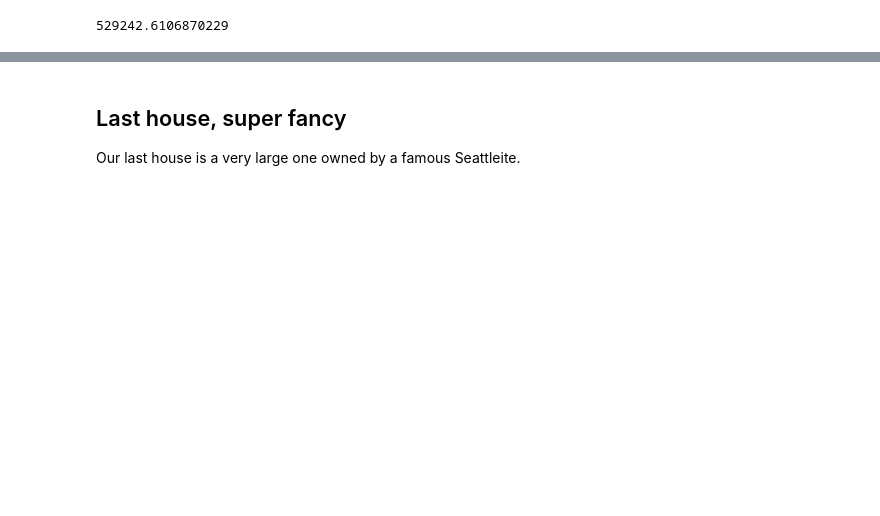
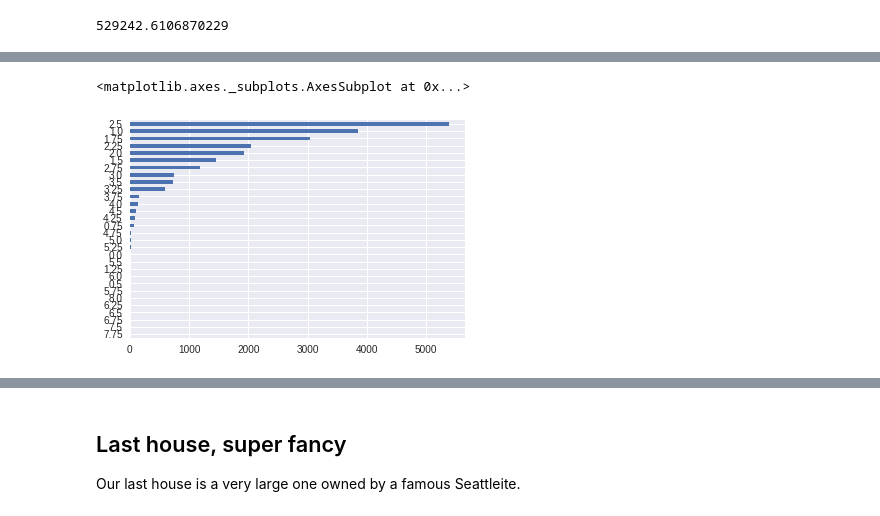
Before and after one commit to abevieiramota/coursera-ml-foundations, a Jupyter notebook: Week 2/Predicting House Prices.ipynb, the cells around one changed output, grey strips where cells are left out. Cells and saved outputs as stored; diff of their text form; code cells hidden in the pictures; blank space fills up the shorter version.

```diff
--- a/Week 2/Predicting House Prices.ipynb
+++ b/Week 2/Predicting House Prices.ipynb
@@ -93,0 +82,5 @@ The first house we will use is considered an "average" house in Seattle.
+# %%
+df.bathrooms.value_counts()[::-1].plot(kind="barh")
+# %% [output]
+<matplotlib.axes._subplots.AxesSubplot at 0x...>
+[figure, added]
```
Also changed, not shown: parts of 62 cells of this notebook.
